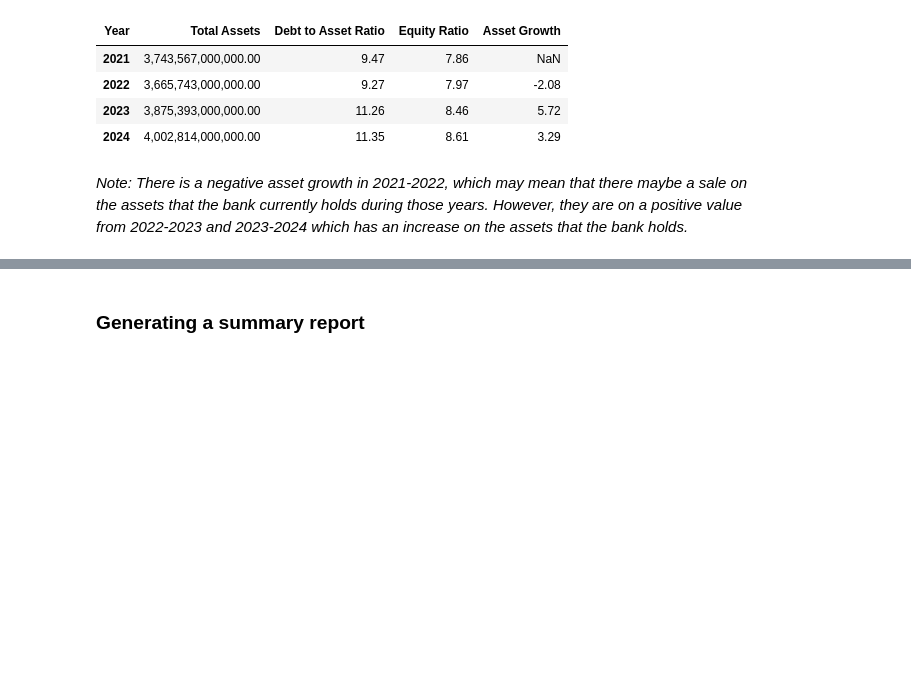
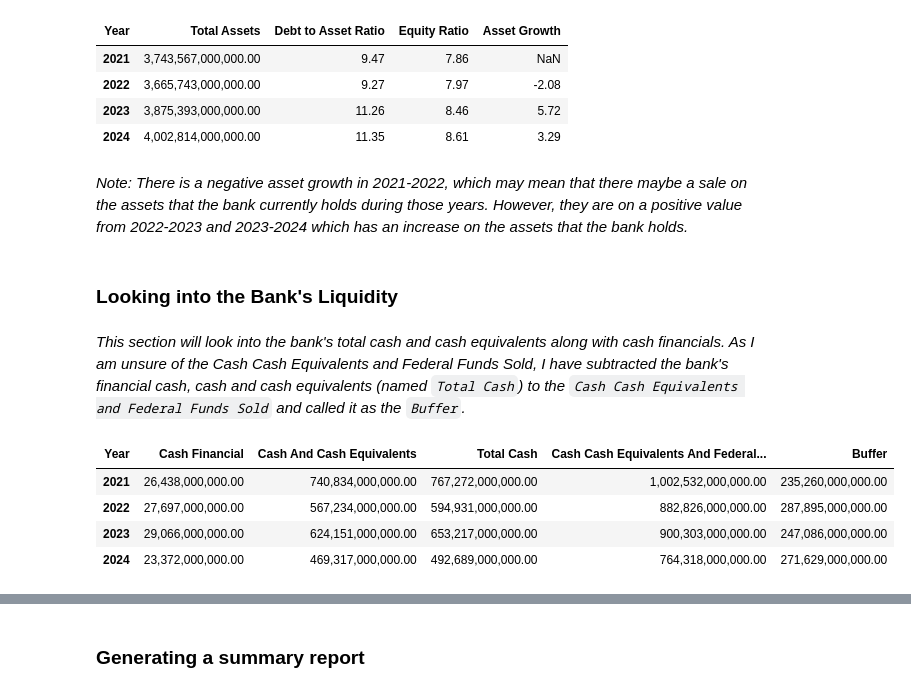
Before and after one commit to pvtzurbito/data_science, a Jupyter notebook: Learning Pandas/pandas101.ipynb, the cells around one changed output, grey strips where cells are left out. Drawn from its saved outputs; the diff is of its cells as text; code cells hidden in the pictures; blank space fills up the shorter version.

Commit message:
Added a section on the Bank's liquity to debt ratio.

```diff
--- a/Learning Pandas/pandas101.ipynb
+++ b/Learning Pandas/pandas101.ipynb
@@ -238,3 +238,17 @@ balance_t[['Total Assets', 'Debt to Asset Ratio', 'Equity Ratio', 'Asset Growth'
 | 2024 | 4,002,814,000,000.00 | 11.35 | 8.61 | 3.29 |
 # %% [markdown]
 *Note: There is a negative asset growth in 2021-2022, which may mean that there maybe a sale on the assets that the bank currently holds during those years. However, they are on a positive value from 2022-2023 and 2023-2024 which has an increase on the assets that the bank holds.*
+# %% [markdown]
+### Looking into the Bank's Liquidity
+# %% [markdown]
+*This section will look into the bank's total cash and cash equivalents along with cash financials. As I am unsure of the Cash Cash Equivalents and Federal Funds Sold, I have subtracted the bank's financial cash, cash and cash equivalents (named <code>Total Cash</code>) to the <code>Cash Cash Equivalents and Federal Funds Sold</code> and called it as the <code>Buffer</code>.*
+# %%
+balance_t['Total Cash'] = balance_t['Cash Financial'] + balance_t['Cash And Cash Equivalents']
+balance_t['Buffer'] = balance_t['Cash Cash Equivalents And Federal Funds Sold'] - balance_t['Total Cash']
+balance_t[['Cash Financial', 'Cash And Cash Equivalents', 'Total Cash', 'Cash Cash Equivalents And Federal Funds Sold', 'Buffer']]
+# %% [output]
+| Year | Cash Financial | Cash And Cash Equivalents | Total Cash | Cash Cash Equivalents And Federal... | Buffer |
+| 2021 | 26,438,000,000.00 | 740,834,000,000.00 | 767,272,000,000.00 | 1,002,532,000,000.00 | 235,260,000,000.00 |
+| 2022 | 27,697,000,000.00 | 567,234,000,000.00 | 594,931,000,000.00 | 882,826,000,000.00 | 287,895,000,000.00 |
+| 2023 | 29,066,000,000.00 | 624,151,000,000.00 | 653,217,000,000.00 | 900,303,000,000.00 | 247,086,000,000.00 |
+| 2024 | 23,372,000,000.00 | 469,317,000,000.00 | 492,689,000,000.00 | 764,318,000,000.00 | 271,629,000,000.00 |
```
Also changed, not shown: parts of 2 cells of this notebook, 2 other files.
